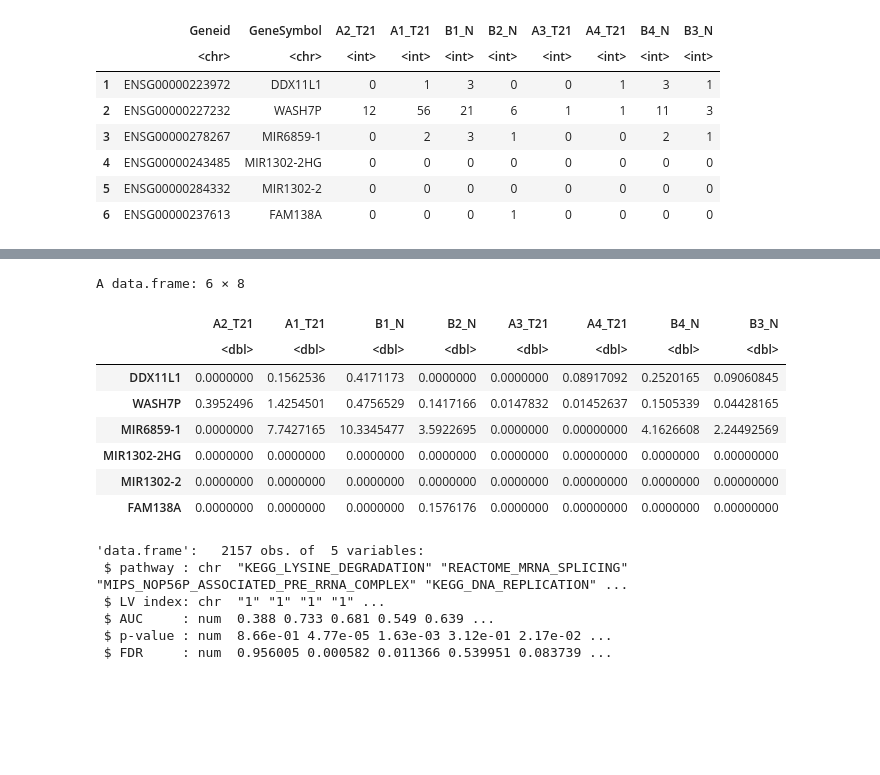
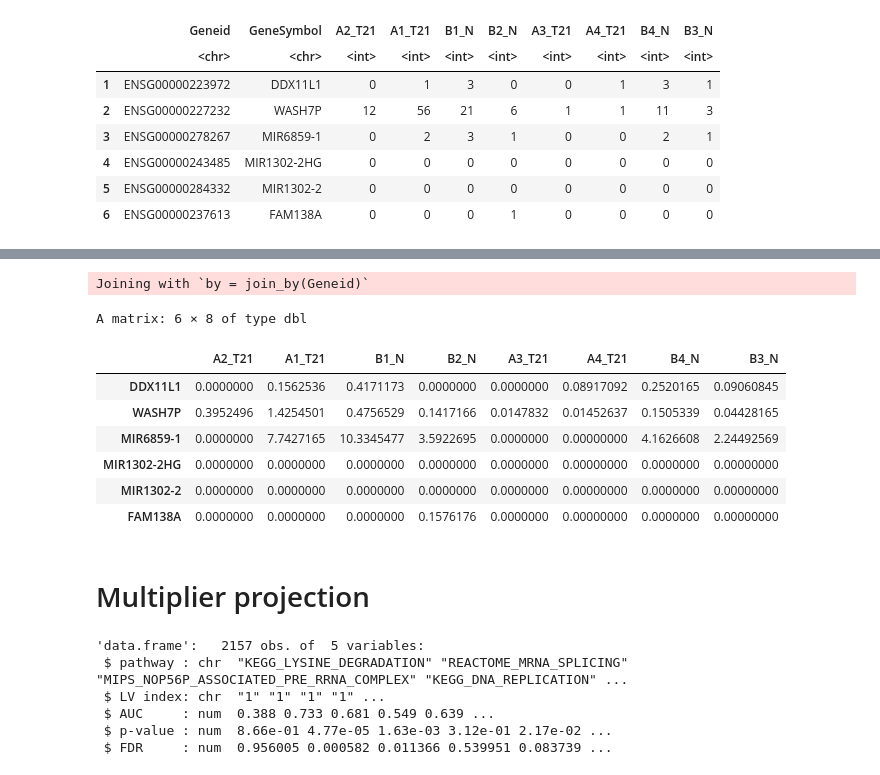
Before and after one commit to pivlab/INCLUDE_TR01, a Jupyter notebook: nbs/10_gtex/project_T21_rnaseq_data.ipynb, the cells around one changed output, grey strips where cells are left out. Saved outputs shown, nothing was run; the diff lists cells and outputs as text; code cells hidden in the pictures; blank space fills up the shorter version.

```diff
--- a/nbs/10_gtex/project_rnaseq_data.ipynb
+++ b/nbs/10_gtex/project_T21_rnaseq_data.ipynb
@@ -18,9 +42,6 @@ TPM (Transcripts Per Kilobase Million) is a method for normalizing RNA sequencin
 # %%
-# Read the data using read_delim from the readr package
-gene_counts <- read.table(counts_matrix, header = TRUE, sep = "\t", check.names = FALSE)
-
-# Display the first few rows of the data frame
-head(gene_counts)
+gene_counts_GSE151282 <- read.table(counts_matrix, header = TRUE, sep = "\t", check.names = FALSE)
+head(gene_counts_GSE151282)
 # %% [output]
 A data.frame: 6 × 10
 |  | Geneid | GeneSymbol | A2_T21 | A1_T21 | B1_N | B2_N | A3_T21 | A4_T21 | B4_N | B3_N |
@@ -84,20 +54,0 @@ A data.frame: 6 × 8
-# %%
-tpm <- function(counts,len) {
-  x <- counts/len
-  return(t(t(x)*1e6/colSums(x)))
-}
-
-gene_length = m_gene_counts$size
-tpm_gene_counts = tpm(m_gene_counts_sub, gene_length)
-tpm_gene_counts = data.frame(tpm_gene_counts)
-head(tpm_gene_counts)
-# %% [output]
-A data.frame: 6 × 8
-|  | A2_T21 | A1_T21 | B1_N | B2_N | A3_T21 | A4_T21 | B4_N | B3_N |
-|  | <dbl> | <dbl> | <dbl> | <dbl> | <dbl> | <dbl> | <dbl> | <dbl> |
-| DDX11L1 | 0.0000000 | 0.1562536 | 0.4171173 | 0.0000000 | 0.0000000 | 0.08917092 | 0.2520165 | 0.09060845 |
-| WASH7P | 0.3952496 | 1.4254501 | 0.4756529 | 0.1417166 | 0.0147832 | 0.01452637 | 0.1505339 | 0.04428165 |
-| MIR6859-1 | 0.0000000 | 7.7427165 | 10.3345477 | 3.5922695 | 0.0000000 | 0.00000000 | 4.1626608 | 2.24492569 |
-| MIR1302-2HG | 0.0000000 | 0.0000000 | 0.0000000 | 0.0000000 | 0.0000000 | 0.00000000 | 0.0000000 | 0.00000000 |
-| MIR1302-2 | 0.0000000 | 0.0000000 | 0.0000000 | 0.0000000 | 0.0000000 | 0.00000000 | 0.0000000 | 0.00000000 |
-| FAM138A | 0.0000000 | 0.0000000 | 0.0000000 | 0.1576176 | 0.0000000 | 0.00000000 | 0.0000000 | 0.00000000 |
@@ -106 +55,16 @@ tpm_gene_counts = as.matrix(tpm_gene_counts)
+# %%
+tpm_gene_counts_GSE151282=tpm_normalization(gene_counts_GSE151282)
+head(tpm_gene_counts_GSE151282)
+# %% [output]
+Joining with `by = join_by(Geneid)`
+A matrix: 6 × 8 of type dbl
+|  | A2_T21 | A1_T21 | B1_N | B2_N | A3_T21 | A4_T21 | B4_N | B3_N |
+| DDX11L1 | 0.0000000 | 0.1562536 | 0.4171173 | 0.0000000 | 0.0000000 | 0.08917092 | 0.2520165 | 0.09060845 |
+| WASH7P | 0.3952496 | 1.4254501 | 0.4756529 | 0.1417166 | 0.0147832 | 0.01452637 | 0.1505339 | 0.04428165 |
+| MIR6859-1 | 0.0000000 | 7.7427165 | 10.3345477 | 3.5922695 | 0.0000000 | 0.00000000 | 4.1626608 | 2.24492569 |
+| MIR1302-2HG | 0.0000000 | 0.0000000 | 0.0000000 | 0.0000000 | 0.0000000 | 0.00000000 | 0.0000000 | 0.00000000 |
+| MIR1302-2 | 0.0000000 | 0.0000000 | 0.0000000 | 0.0000000 | 0.0000000 | 0.00000000 | 0.0000000 | 0.00000000 |
+| FAM138A | 0.0000000 | 0.0000000 | 0.0000000 | 0.1576176 | 0.0000000 | 0.00000000 | 0.0000000 | 0.00000000 |
+# %% [markdown]
+# Multiplier projection
 # %%
```
Also changed, not shown: parts of 15 cells of this notebook, 5 other files.
